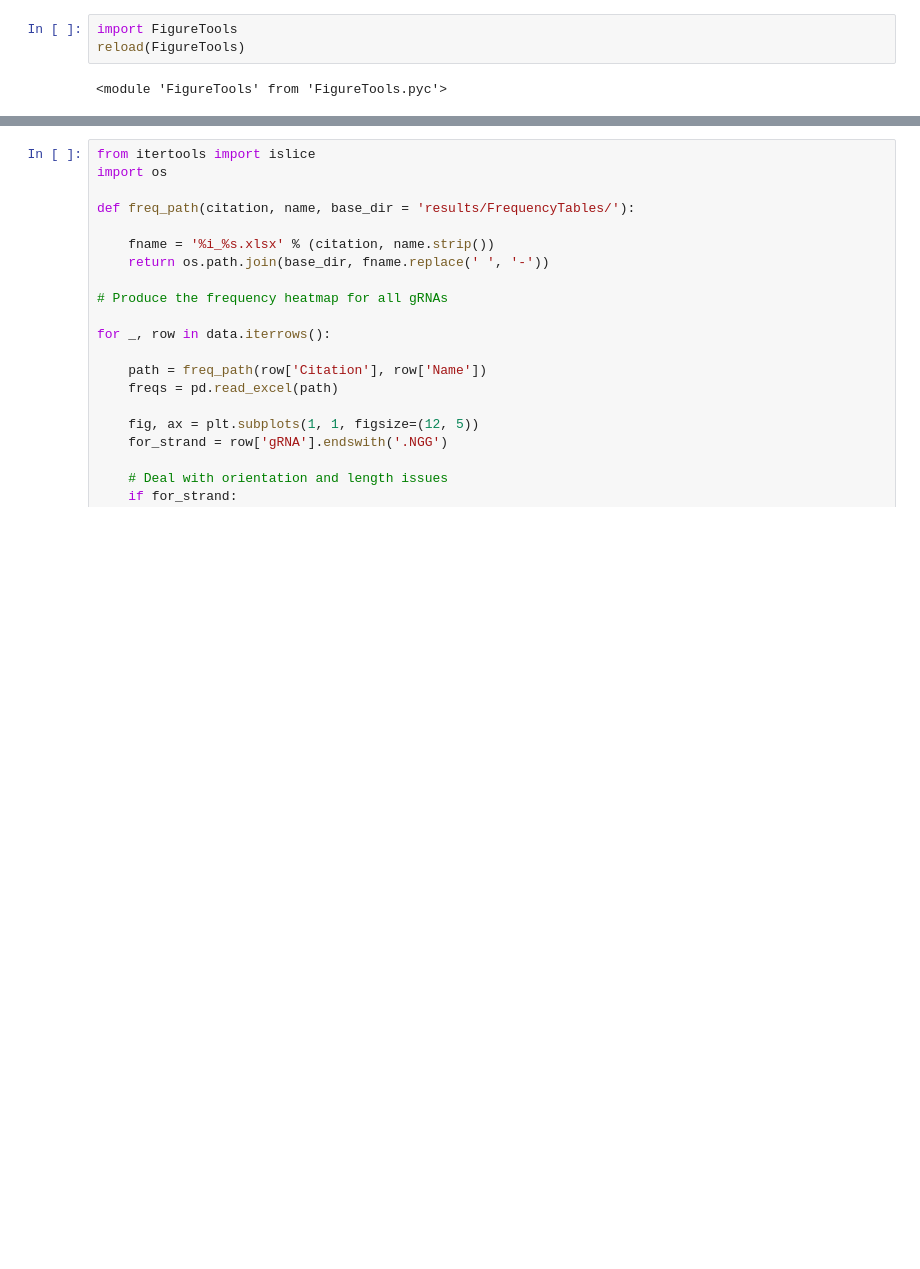
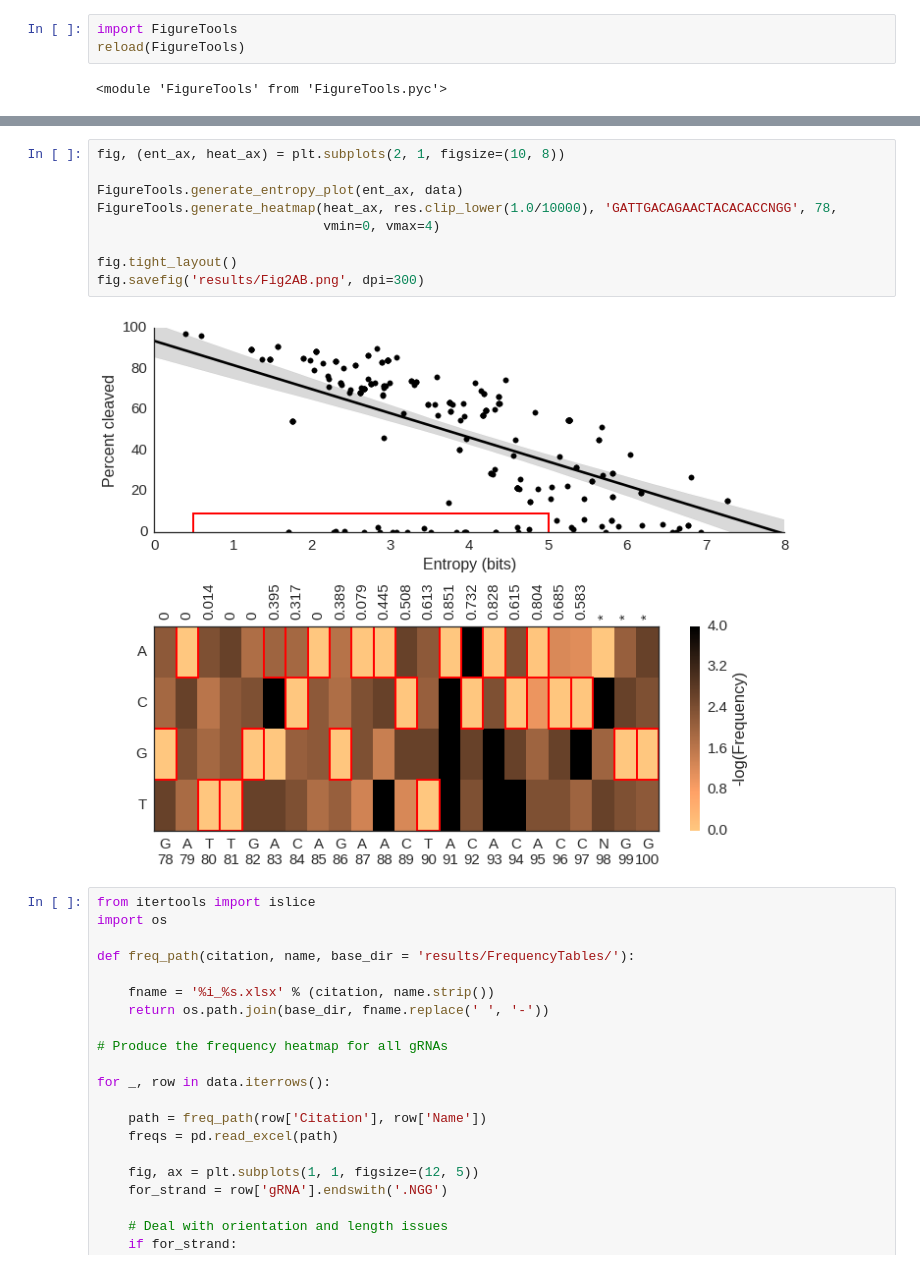
Before and after one commit to DamLabResources/hiv-crispr-review, a Jupyter notebook: VisualizeResults.ipynb, the cells around one changed output, grey strips where cells are left out. Drawn from its saved outputs; the diff is of its cells as text; blank space fills up the shorter version.

```diff
--- a/VisualizeResults.ipynb
+++ b/VisualizeResults.ipynb
@@ -95,3 +74,14 @@ fig.savefig('results/Fig1ABCD.png', dpi=300)
+# %%
+fig, (ent_ax, heat_ax) = plt.subplots(2, 1, figsize=(10, 8))
+
+FigureTools.generate_entropy_plot(ent_ax, data)
+FigureTools.generate_heatmap(heat_ax, res.clip_lower(1.0/10000), 'GATTGACAGAACTACACACCNGG', 78,
+                             vmin=0, vmax=4)
+
+fig.tight_layout()
+fig.savefig('results/Fig2AB.png', dpi=300)
+# %% [output]
+[figure, added]
 # %%
 from itertools import islice
 import os
```
Also changed, not shown: parts of 7 cells of this notebook, 10 other files.
